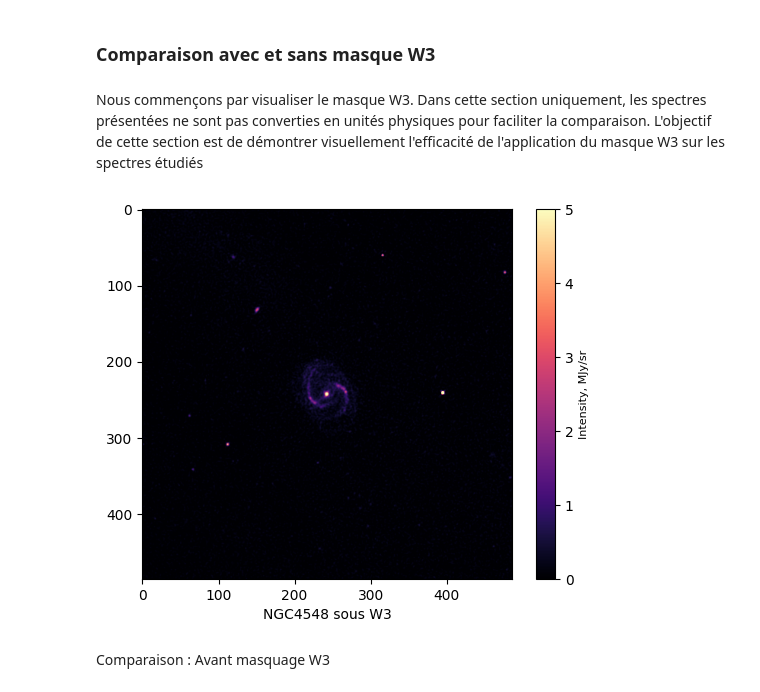
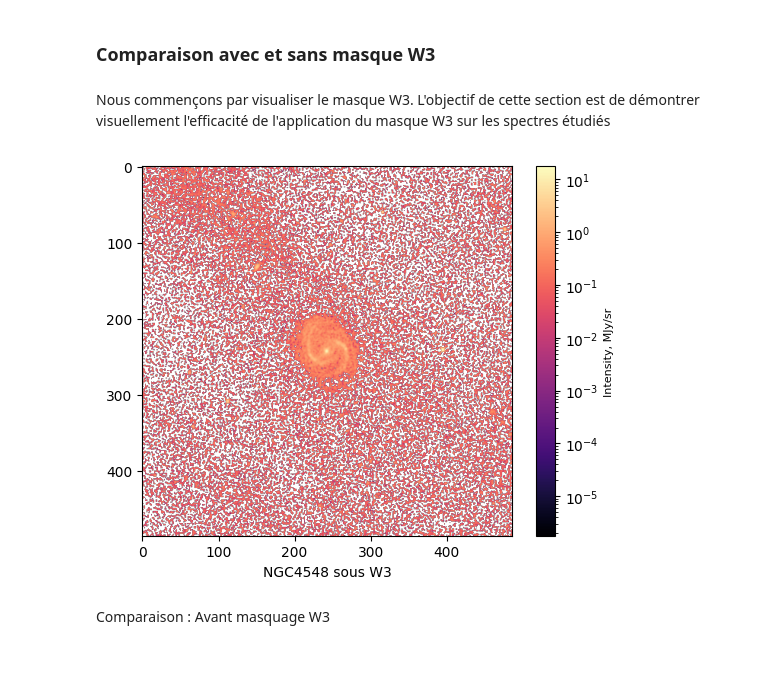
Before and after one commit to Cylmarile/PIR_2025, a Jupyter notebook: PIR_image.ipynb, the cells around one changed output. Cells and saved outputs as stored; diff of their text form; code cells hidden in the pictures; blank space fills up the shorter version.

```diff
--- a/PIR_image.ipynb
+++ b/PIR_image.ipynb
@@ -328,15 +289,15 @@ plt.show()
 # %% [markdown]
 ### Comparaison avec et sans masque W3
 # %% [markdown]
-Nous commençons par visualiser le masque W3. Dans cette section uniquement, les spectres présentées ne sont pas converties en unités physiques pour faciliter la comparaison. L'objectif de cette section est de démontrer visuellement l'efficacité de l'application du masque W3 sur les spectres étudiés
+Nous commençons par visualiser le masque W3. L'objectif de cette section est de démontrer visuellement l'efficacité de l'application du masque W3 sur les spectres étudiés
 # %%
 # Spectre W3
 
-plt.imshow(W3, cmap='magma', vmin=0, vmax=5)
+plt.imshow(W3, cmap='magma', norm=LogNorm())
 plt.xlabel(str(data['objname'][i])+" sous W3")
 plt.colorbar().set_label("Intensity, MJy/sr", fontsize=8)
 # %% [output]
-[figure, old version]
+[figure, new version]
 # %% [markdown]
 Comparaison : Avant masquage W3
 # %%
```
Also changed, not shown: parts of 14 cells of this notebook.
